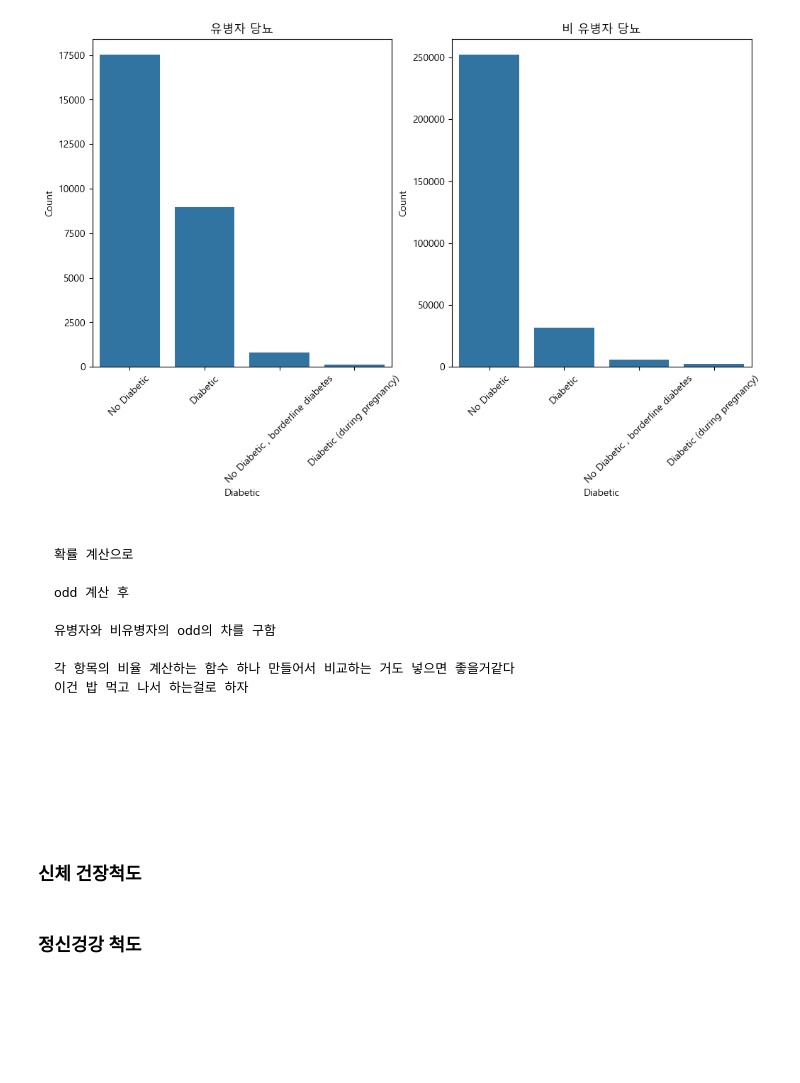
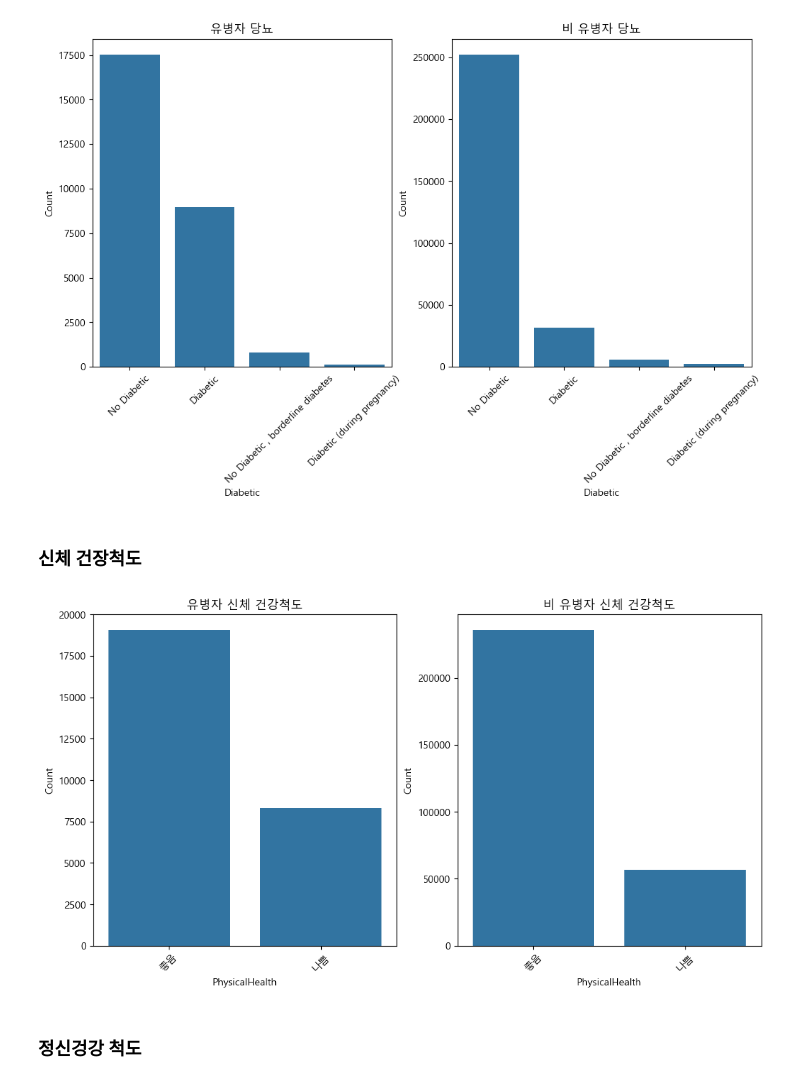
Before and after one commit to nohjuhyeon/healthcare_team, a Jupyter notebook: docs/yohan/Analysis/helth_analysis.ipynb, the cells around one changed output. Cells and saved outputs as stored; diff of their text form; code cells hidden in the pictures; blank space fills up the shorter version.

````diff
--- a/docs/yohan/Analysis/helth_analysis.ipynb
+++ b/docs/yohan/Analysis/helth_analysis.ipynb
@@ -847,25 +847,30 @@ plt.xticks(rotation=45)
 plt.show()
 # %% [output]
 [figure]
-# %% [markdown]
-```
-
-확률 계산으로
-
-odd 계산 후
-
-유병자와 비유병자의 odd의 차를 구함
-
-각 항목의 비율 계산하는 함수 하나 만들어서 비교하는 거도 넣으면 좋을거같다
-이건 밥 먹고 나서 하는걸로 하자
-
-
-
-
-
-
-```
 # %% [markdown]
 ### 신체 건장척도
+# %%
+orders = df_imnotok['PhysicalHealth'].unique()
+
+
+plt.figure(figsize=(12, 6))
+
+plt.subplot(1, 2, 1)
+sns.countplot(data=df_imnotok, x='PhysicalHealth',order=orders)
+plt.xlabel('PhysicalHealth')
+plt.ylabel('Count')
+plt.title('유병자 신체 건강척도')
+plt.xticks(rotation=45)
+
+plt.subplot(1, 2, 2)
+sns.countplot(data=df_imok, x='PhysicalHealth',order=orders)
+plt.xlabel('PhysicalHealth')
+plt.ylabel('Count')
+plt.title('비 유병자 신체 건강척도')
+plt.xticks(rotation=45)
+
+plt.show()
+# %% [output]
+[figure, added]
 # %% [markdown]
 ### 정신겅강 척도
````
Also changed, not shown: parts of 4 cells of this notebook.
